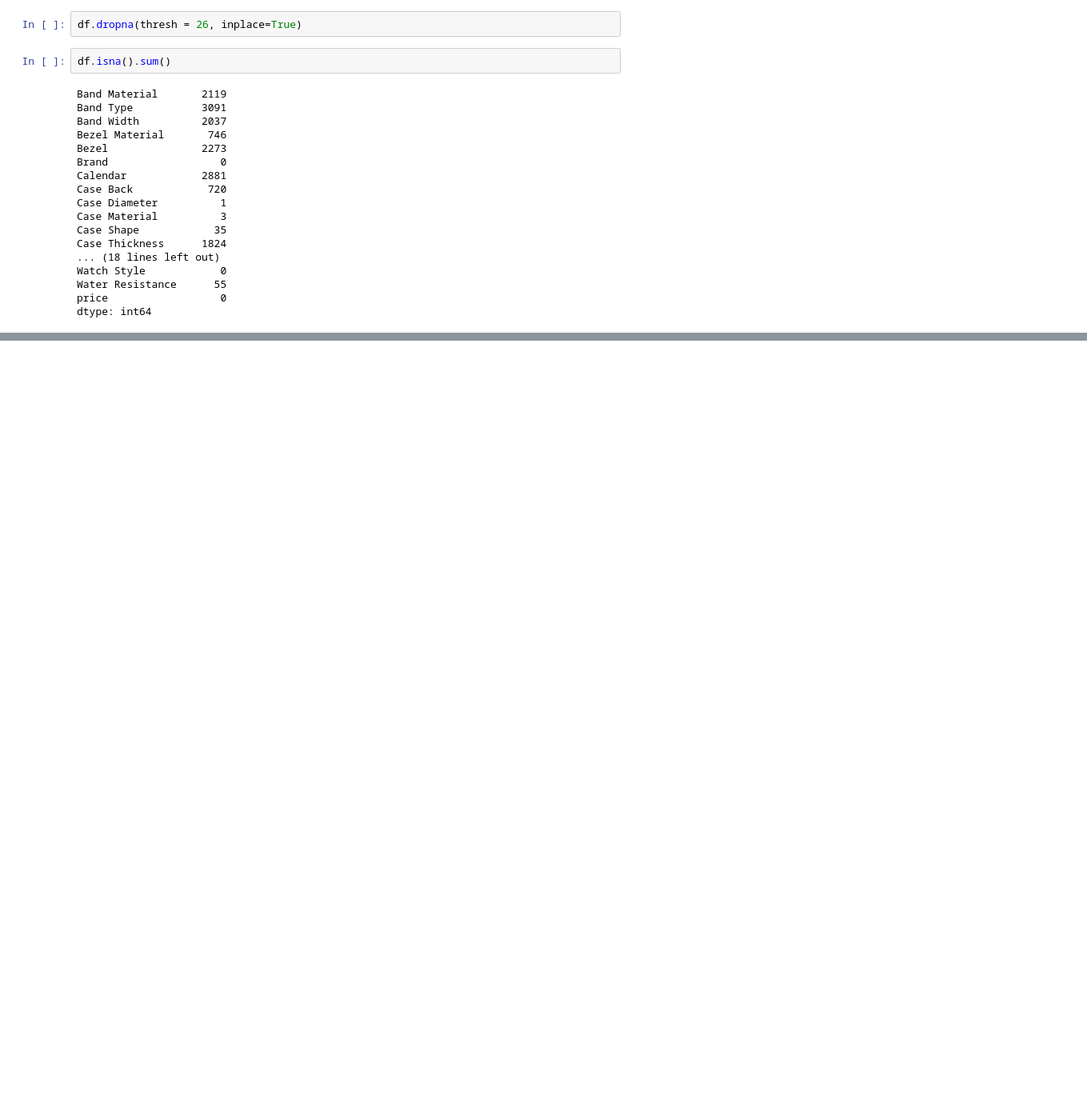
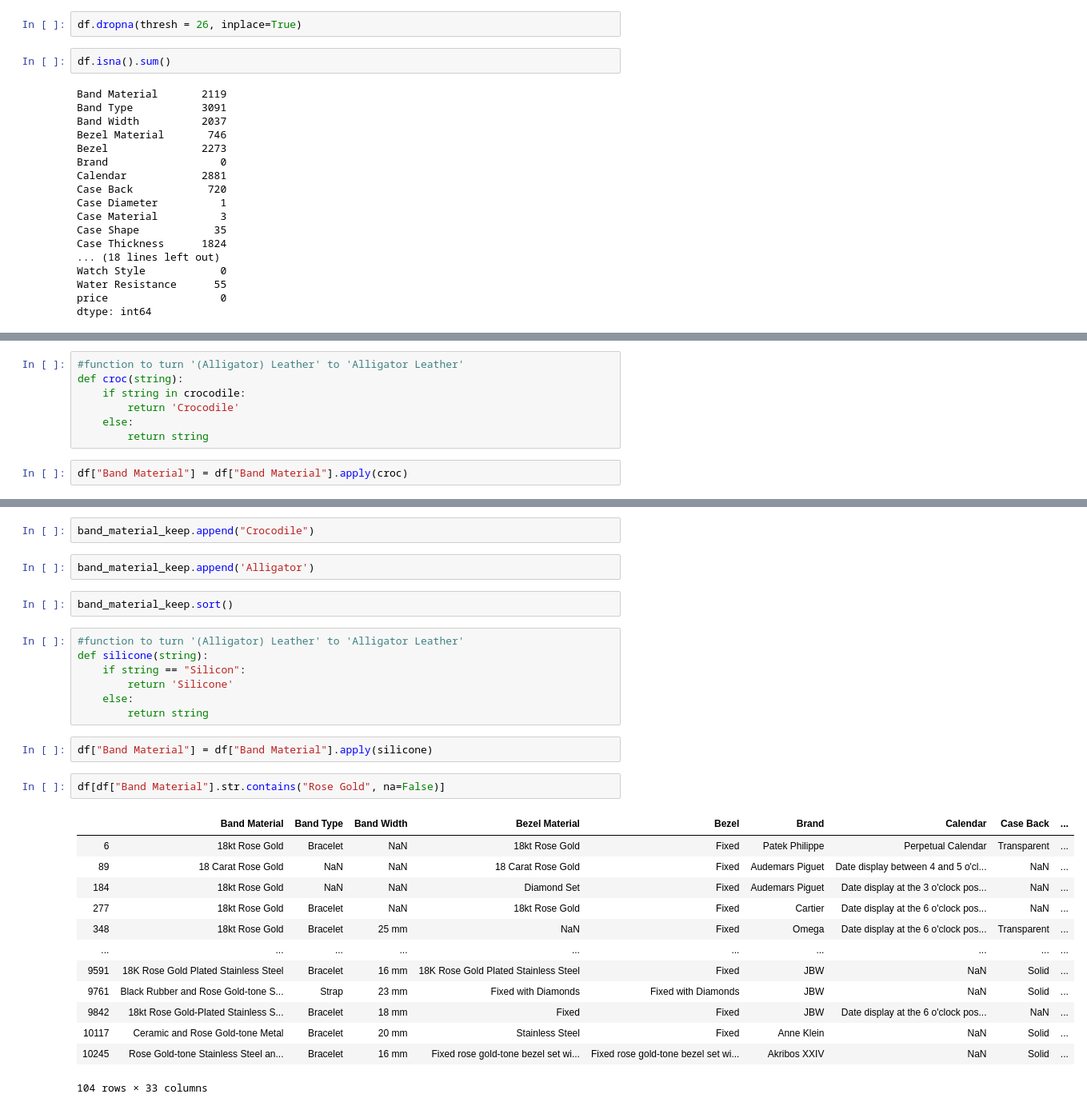
Before and after one commit to jcanque777/watchclassification, a Jupyter notebook: final_watches.ipynb, the cells around one changed output, grey strips where cells are left out. Shown: that part at 80% size. Drawn from its saved outputs; the diff is of its cells as text; blank space fills up the shorter version.

```diff
--- a/final_watches.ipynb
+++ b/final_watches.ipynb
@@ -172,0 +259,9 @@ Name: Band Material, Length: 10652, dtype: object
+# %%
+#function to turn '(Alligator) Leather' to 'Alligator Leather'
+def croc(string):
+    if string in crocodile:
+        return 'Crocodile'
+    else:
+        return string
+# %%
+df["Band Material"] = df["Band Material"].apply(croc)
@@ -172,0 +278,31 @@ Name: Band Material, Length: 10652, dtype: object
+# %%
+band_material_keep.append("Crocodile")
+# %%
+band_material_keep.append('Alligator')
+# %%
+band_material_keep.sort()
+# %%
+#function to turn '(Alligator) Leather' to 'Alligator Leather'
+def silicone(string):
+    if string == "Silicon":
+        return 'Silicone'
+    else:
+        return string
+# %%
+df["Band Material"] = df["Band Material"].apply(silicone)
+# %%
+df[df["Band Material"].str.contains("Rose Gold", na=False)]
+# %% [output]
+|  | Band Material | Band Type | Band Width | Bezel Material | Bezel | Brand | Calendar | Case Back | ... |
+| 6 | 18kt Rose Gold | Bracelet | NaN | 18kt Rose Gold | Fixed | Patek Philippe | Perpetual Calendar | Transparent | ... |
+| 89 | 18 Carat Rose Gold | NaN | NaN | 18 Carat Rose Gold | Fixed | Audemars Piguet | Date display between 4 and 5 o'cl... | NaN | ... |
+| 184 | 18kt Rose Gold | NaN | NaN | Diamond Set | Fixed | Audemars Piguet | Date display at the 3 o'clock pos... | NaN | ... |
+| 277 | 18kt Rose Gold | Bracelet | NaN | 18kt Rose Gold | Fixed | Cartier | Date display at the 6 o'clock pos... | NaN | ... |
+| 348 | 18kt Rose Gold | Bracelet | 25 mm | NaN | Fixed | Omega | Date display at the 6 o'clock pos... | Transparent | ... |
+| ... | ... | ... | ... | ... | ... | ... | ... | ... | ... |
+| 9591 | 18K Rose Gold Plated Stainless Steel | Bracelet | 16 mm | 18K Rose Gold Plated Stainless Steel | Fixed | JBW | NaN | Solid | ... |
+| 9761 | Black Rubber and Rose Gold-tone S... | Strap | 23 mm | Fixed with Diamonds | Fixed with Diamonds | JBW | NaN | Solid | ... |
+| 9842 | 18kt Rose Gold-Plated Stainless S... | Bracelet | 18 mm | Fixed | Fixed | JBW | Date display at the 6 o'clock pos... | NaN | ... |
+| 10117 | Ceramic and Rose Gold-tone Metal | Bracelet | 20 mm | Stainless Steel | Fixed | Anne Klein | NaN | Solid | ... |
+| 10245 | Rose Gold-tone Stainless Steel an... | Bracelet | 16 mm | Fixed rose gold-tone bezel set wi... | Fixed rose gold-tone bezel set wi... | Akribos XXIV | NaN | Solid | ... |
+104 rows × 33 columns
```
Also changed, not shown: parts of 38 cells of this notebook.
